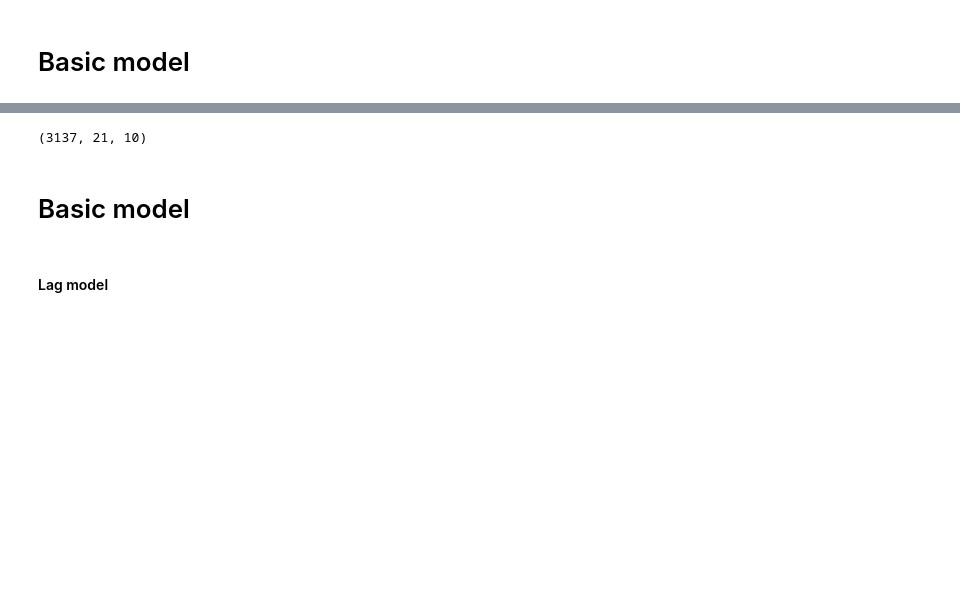
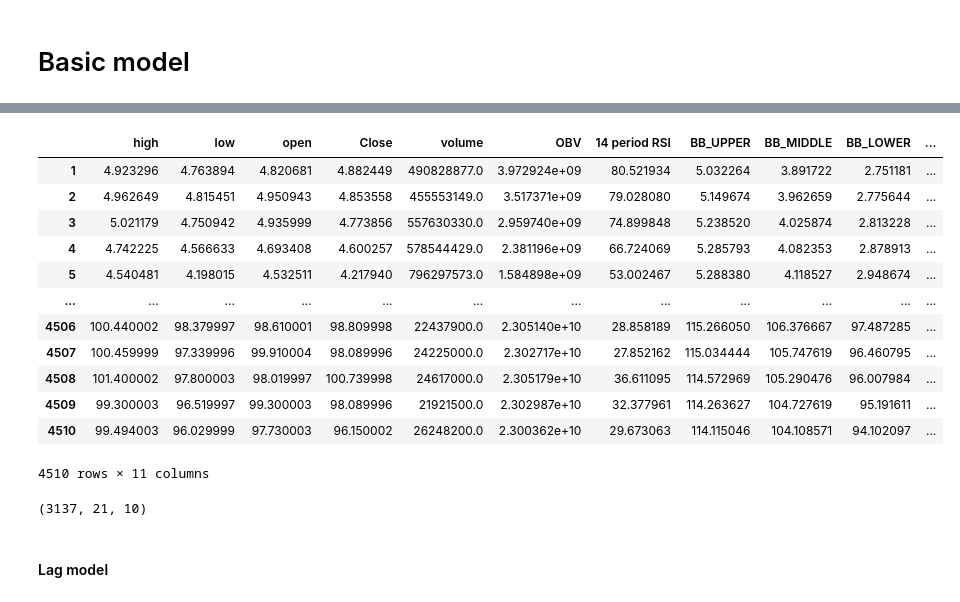
Before and after one commit to PWolf96/Stock-Predictor, a Jupyter notebook: Stock-Predictor-LSTM.ipynb, the cells around one changed output, grey strips where cells are left out. Drawn from its saved outputs; the diff is of its cells as text; code cells hidden in the pictures; blank space fills up the shorter version.

```diff
--- a/Stock-Predictor-LSTM.ipynb
+++ b/Stock-Predictor-LSTM.ipynb
@@ -344,6 +403,20 @@ array([[0.97283784],
+# %%
+df
+# %% [output]
+|  | high | low | open | Close | volume | OBV | 14 period RSI | BB_UPPER | BB_MIDDLE | BB_LOWER | ... |
+| 1 | 4.923296 | 4.763894 | 4.820681 | 4.882449 | 490828877.0 | 3.972924e+09 | 80.521934 | 5.032264 | 3.891722 | 2.751181 | ... |
+| 2 | 4.962649 | 4.815451 | 4.950943 | 4.853558 | 455553149.0 | 3.517371e+09 | 79.028080 | 5.149674 | 3.962659 | 2.775644 | ... |
+| 3 | 5.021179 | 4.750942 | 4.935999 | 4.773856 | 557630330.0 | 2.959740e+09 | 74.899848 | 5.238520 | 4.025874 | 2.813228 | ... |
+| 4 | 4.742225 | 4.566633 | 4.693408 | 4.600257 | 578544429.0 | 2.381196e+09 | 66.724069 | 5.285793 | 4.082353 | 2.878913 | ... |
+| 5 | 4.540481 | 4.198015 | 4.532511 | 4.217940 | 796297573.0 | 1.584898e+09 | 53.002467 | 5.288380 | 4.118527 | 2.948674 | ... |
+| ... | ... | ... | ... | ... | ... | ... | ... | ... | ... | ... | ... |
+| 4506 | 100.440002 | 98.379997 | 98.610001 | 98.809998 | 22437900.0 | 2.305140e+10 | 28.858189 | 115.266050 | 106.376667 | 97.487285 | ... |
+| 4507 | 100.459999 | 97.339996 | 99.910004 | 98.089996 | 24225000.0 | 2.302717e+10 | 27.852162 | 115.034444 | 105.747619 | 96.460795 | ... |
+| 4508 | 101.400002 | 97.800003 | 98.019997 | 100.739998 | 24617000.0 | 2.305179e+10 | 36.611095 | 114.572969 | 105.290476 | 96.007984 | ... |
+| 4509 | 99.300003 | 96.519997 | 99.300003 | 98.089996 | 21921500.0 | 2.302987e+10 | 32.377961 | 114.263627 | 104.727619 | 95.191611 | ... |
+| 4510 | 99.494003 | 96.029999 | 97.730003 | 96.150002 | 26248200.0 | 2.300362e+10 | 29.673063 | 114.115046 | 104.108571 | 94.102097 | ... |
+4510 rows × 11 columns
 # %%
 X_train.shape
 # %% [output]
 (3137, 21, 10)
-# %% [markdown]
-# Basic model
```
Also changed, not shown: parts of 30 cells of this notebook.
